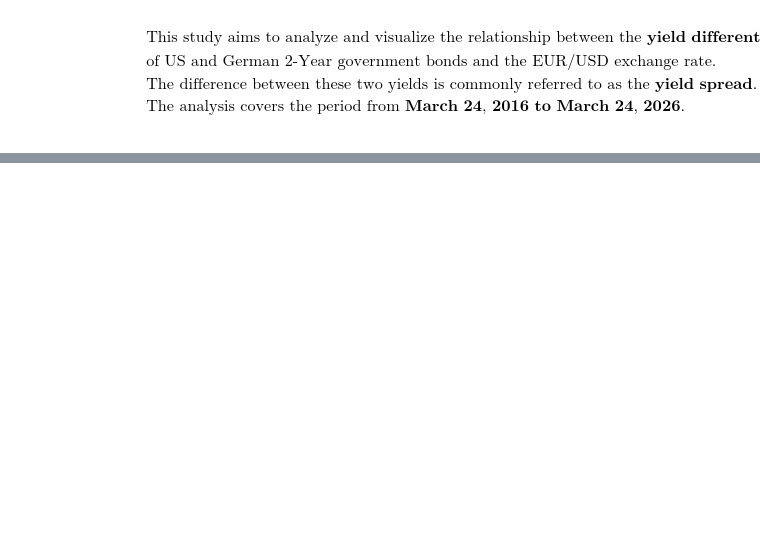
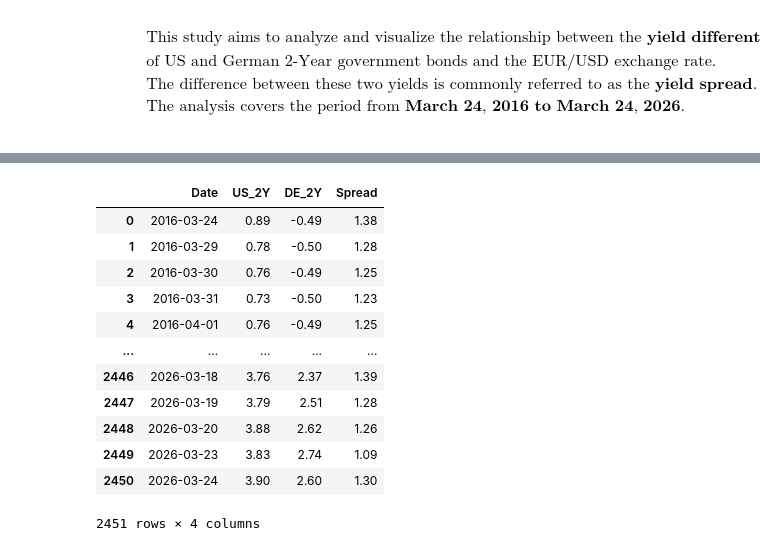
Before and after one commit to LyubStoy/Forex_Grey, a Jupyter notebook: PART_II_Mathematical_Modelling/DataSets_Preps.ipynb, the cells around one changed output, grey strips where cells are left out. Cells and saved outputs as stored; diff of their text form; code cells hidden in the pictures; blank space fills up the shorter version.

```diff
--- a/PART_II_Mathematical_Modelling/DataSets_Preps.ipynb
+++ b/PART_II_Mathematical_Modelling/DataSets_Preps.ipynb
@@ -196,8 +212,24 @@ us10y_final.to_csv("data/US10Y_worked.csv", index=False)
 # %%
 # create the spread 2y yield dataset
 us2y_final=us2y_final.rename(columns= {"Yield Rate":"US_2Y"})
 de2y_final=de2y_final.rename(columns={"Yield Rate":"DE_2Y"})
 spread_yield=pd.merge(us2y_final, de2y_final, on="Date", how="inner")
 spread_yield["Spread"]=spread_yield["US_2Y"]-spread_yield["DE_2Y"]
 spread_yield = spread_yield.sort_values("Date").reset_index(drop=True)
 spread_yield.to_csv("data/US_DE_2Y_spread.csv", index=False)
+
+spread_yield
+# %% [output]
+|  | Date | US_2Y | DE_2Y | Spread |
+| 0 | 2016-03-24 | 0.89 | -0.49 | 1.38 |
+| 1 | 2016-03-29 | 0.78 | -0.50 | 1.28 |
+| 2 | 2016-03-30 | 0.76 | -0.49 | 1.25 |
+| 3 | 2016-03-31 | 0.73 | -0.50 | 1.23 |
+| 4 | 2016-04-01 | 0.76 | -0.49 | 1.25 |
+| ... | ... | ... | ... | ... |
+| 2446 | 2026-03-18 | 3.76 | 2.37 | 1.39 |
+| 2447 | 2026-03-19 | 3.79 | 2.51 | 1.28 |
+| 2448 | 2026-03-20 | 3.88 | 2.62 | 1.26 |
+| 2449 | 2026-03-23 | 3.83 | 2.74 | 1.09 |
+| 2450 | 2026-03-24 | 3.90 | 2.60 | 1.30 |
+2451 rows × 4 columns
```
Also changed, not shown: parts of 1 cell of this notebook, 1 other file.
